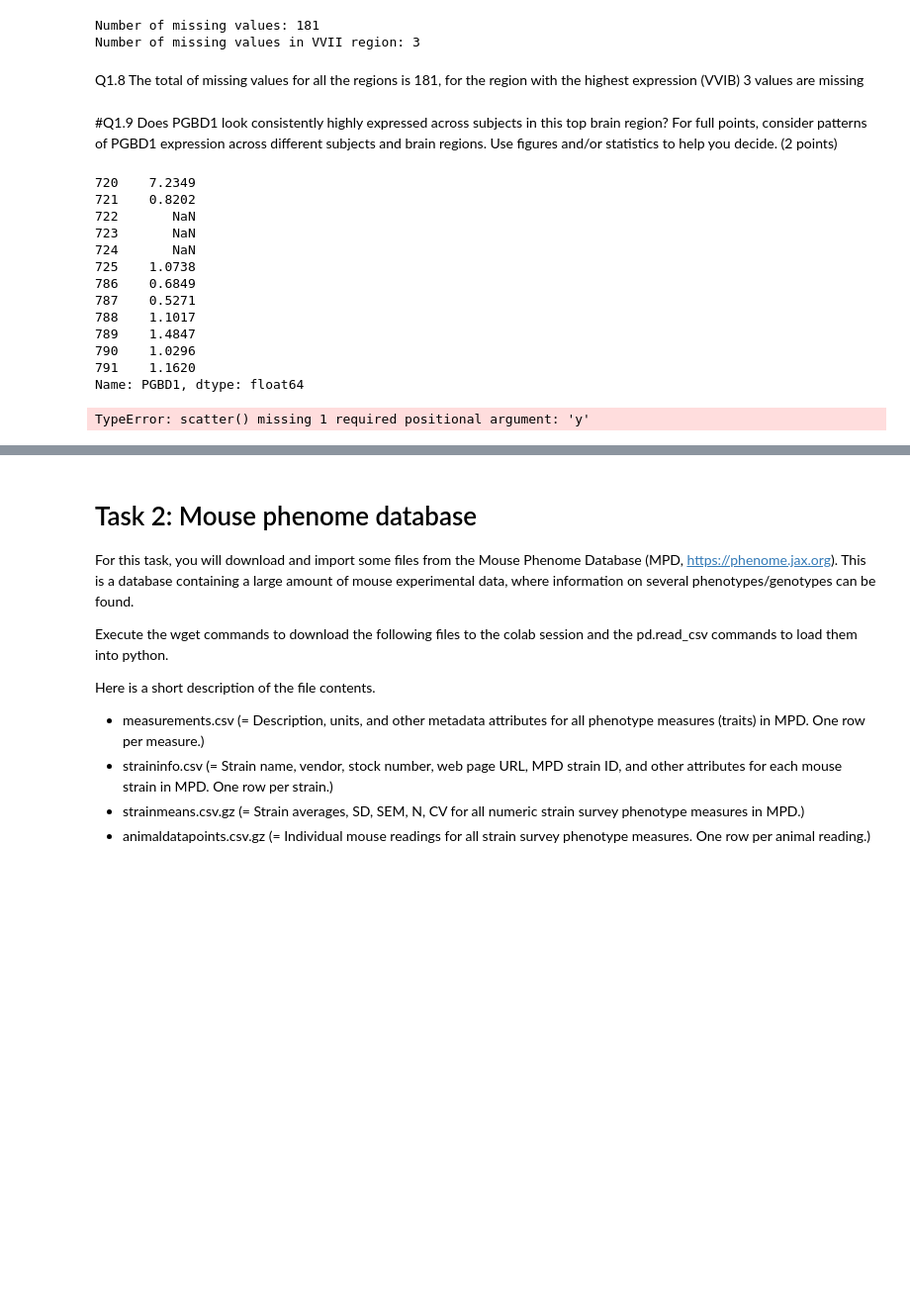
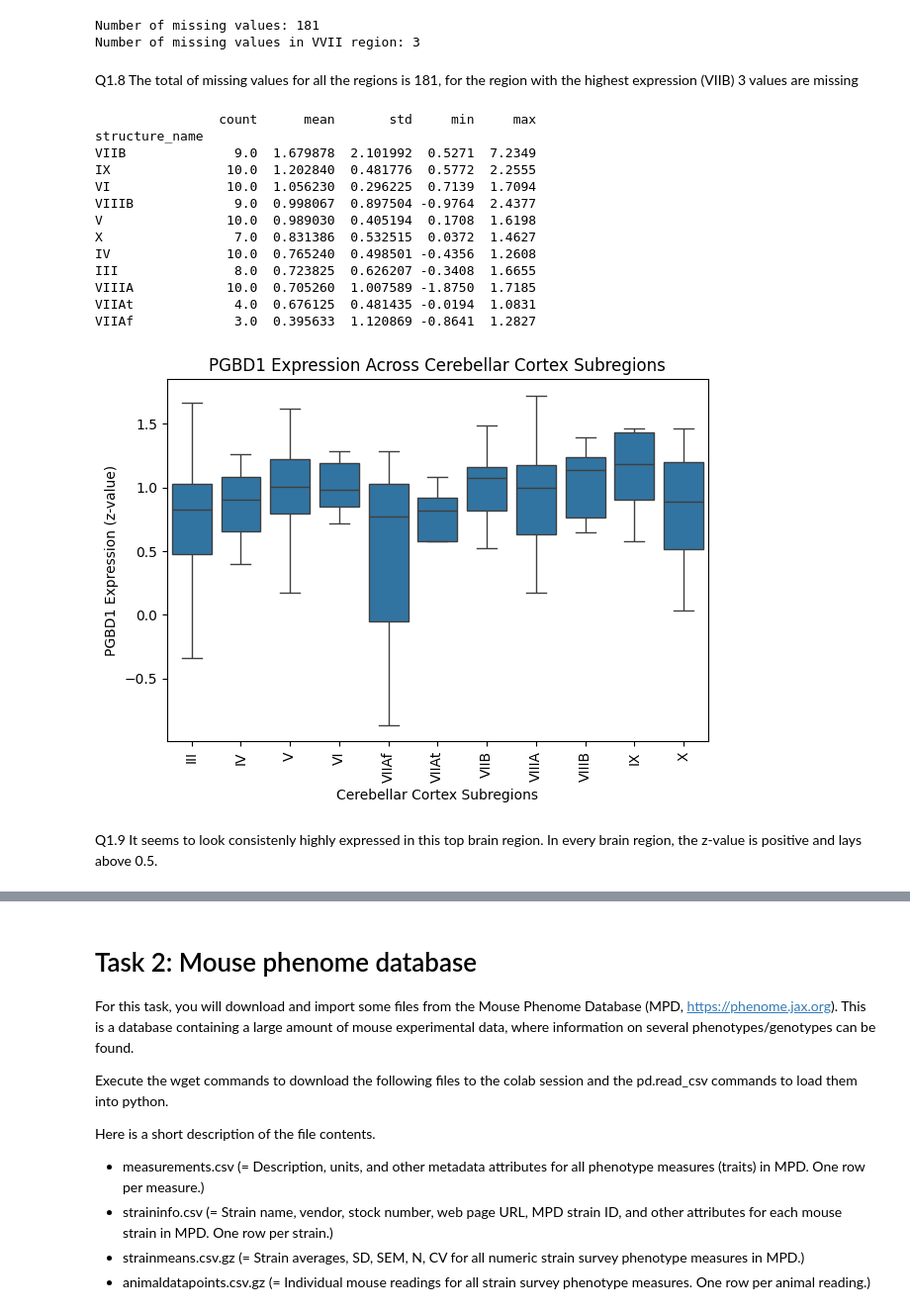
Before and after one commit to MaartenDekkers02/BigDataCourse2025, a Jupyter notebook: Assignment2.ipynb, the cells around one changed output, grey strips where cells are left out. Shown at 99% size. Cells and saved outputs as stored; diff of their text form; code cells hidden in the pictures; blank space fills up the shorter version.

```diff
--- a/Assignment2.ipynb
+++ b/Assignment2.ipynb
@@ -226,38 +231,43 @@ print(f"Number of missing values in VVII region: {missing_values_VVIB}")
 Number of missing values: 181
 Number of missing values in VVII region: 3
 # %% [markdown]
-Q1.8 The total of missing values for all the regions is 181, for the region with the highest expression (VVIB) 3 values are missing
+Q1.8 The total of missing values for all the regions is 181, for the region with the highest expression (VIIB) 3 values are missing
-# %% [markdown]
-#Q1.9 Does PGBD1 look consistently highly expressed across subjects in this top brain region? For full points, consider patterns of PGBD1 expression across different subjects and brain regions. Use figures and/or statistics to help you decide. (2 points)
-# %%
-import matplotlib.pyplot as plt
-
-PGBD1_expression = df_col[df_col['structure_name'] == 'VIIB']['PGBD1']
-print(PGBD1_expression)
-plt.scatter(PGBD1_expression, bins=20)
-plt.xlabel('PGBD1 Expression')
-plt.ylabel('Frequency')
-plt.show()
-
-plt.figure(figsize=(8,5))
-sns.scatterplot(data=region_df, x='Subject', y='Expression', s=100, color='blue')
-plt.title(f'PGBD1 Expression in {top_region} Across Subjects')
-plt.xlabel('Subject')
-plt.ylabel('Expression Level')
-plt.xticks(rotation=45)  # rotate labels if many subjects
-plt.show()
-# %% [output]
-720    7.2349
-721    0.8202
-722       NaN
-723       NaN
-724       NaN
-725    1.0738
-786    0.6849
-787    0.5271
-788    1.1017
-789    1.4847
-790    1.0296
-791    1.1620
-Name: PGBD1, dtype: float64
-TypeError: scatter() missing 1 required positional argument: 'y'
+# %%
+import matplotlib.pyplot as plt
+import seaborn as sns
+
+PGBD1_expression = df_col[df_col['top_level_structure_name'] == 'cerebellar cortex']['PGBD1']
+
+subregions = ['I', 'II', 'III', 'IV', 'V', 'VI', 'VIIAf', 'VIIAt', 'VIIB', 'VIIIA', 'VIIIB', 'IX', 'X', 'Crus I', 'Crus II']
+cerebellar_subregions_df = df_col[df_col['structure_name'].isin(subregions)]
+subregion_stats = cerebellar_subregions_df.groupby('structure_name')['PGBD1'].describe()[['count', 'mean', 'std', 'min', 'max']]
+subregion_stats_sorted = subregion_stats.sort_values(by='mean', ascending=False)
+
+print(subregion_stats_sorted)
+
+
+sns.boxplot(x='structure_name', y='PGBD1', data=cerebellar_subregions_df, showcaps=True, showfliers=False)
+
+plt.xticks(rotation=90)
+plt.ylabel('PGBD1 Expression (z-value)')
+plt.xlabel('Cerebellar Cortex Subregions')
+plt.title('PGBD1 Expression Across Cerebellar Cortex Subregions')
+plt.tight_layout()
+plt.show()
+# %% [output]
+                count      mean       std     min     max
+structure_name
+VIIB              9.0  1.679878  2.101992  0.5271  7.2349
+IX               10.0  1.202840  0.481776  0.5772  2.2555
+VI               10.0  1.056230  0.296225  0.7139  1.7094
+VIIIB             9.0  0.998067  0.897504 -0.9764  2.4377
+V                10.0  0.989030  0.405194  0.1708  1.6198
+X                 7.0  0.831386  0.532515  0.0372  1.4627
+IV               10.0  0.765240  0.498501 -0.4356  1.2608
+III               8.0  0.723825  0.626207 -0.3408  1.6655
+VIIIA            10.0  0.705260  1.007589 -1.8750  1.7185
+VIIAt             4.0  0.676125  0.481435 -0.0194  1.0831
+VIIAf             3.0  0.395633  1.120869 -0.8641  1.2827
+[figure, added]
+# %% [markdown]
+Q1.9 It seems to look consistenly highly expressed in this top brain region. In every brain region, the z-value is positive and lays above 0.5.
```
Also changed, not shown: parts of 6 cells of this notebook.
